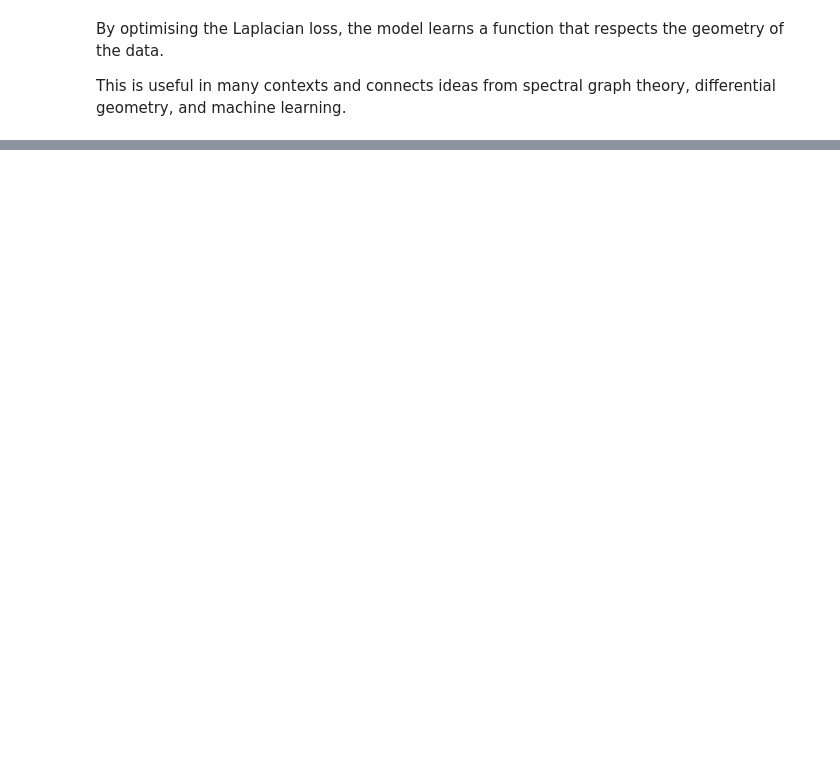
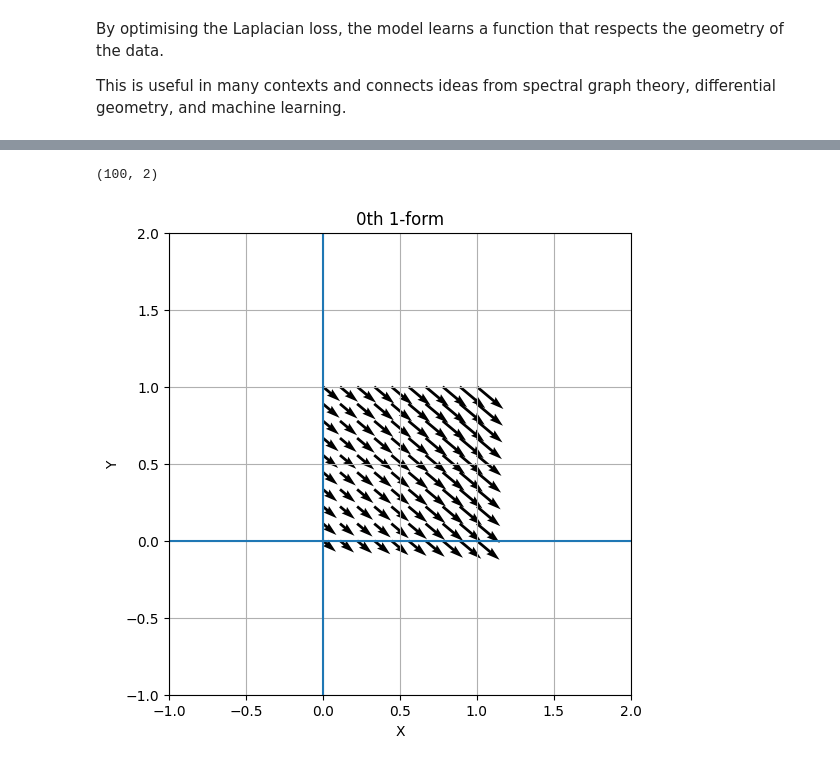
Before and after one commit to btrentini/k-forms, a Jupyter notebook: DiffForms.ipynb, the cells around one changed output, grey strips where cells are left out. Cells and saved outputs as stored; diff of their text form; code cells hidden in the pictures; blank space fills up the shorter version.

Commit message:
DiffForms REFRESH

```diff
--- a/DiffForms.ipynb
+++ b/DiffForms.ipynb
@@ -206,0 +665,55 @@ plt.show()
+# %%
+def unit_square_coords(n: int = 101) -> np.ndarray:
+    """
+    Return an (n*n, 2) array of (x, y) points evenly spaced on a unit square.
+
+    Parameters
+    ----------
+    n : int, optional
+        Number of points along each axis (default 101 gives 1 % spacing).
+
+    Returns
+    -------
+    coords : ndarray, shape (n*n, 2)
+        Flattened array where coords[i] = [x_i, y_i].
+    """
+    x = np.linspace(0.0, 1.0, n)        # 1-D array of x-coordinates
+    y = np.linspace(0.0, 1.0, n)        # 1-D array of y-coordinates
+    xv, yv = np.meshgrid(x, y, indexing="xy")  # 2-D grids
+    coords = np.column_stack((xv.ravel(), yv.ravel()))
+    return coords.astype(np.float32)
+# %%
+vector_scale = 1
+k_form_selection = 0
+
+# Example: each row is an (x, y) coordinate
+coords = unit_square_coords(10)
+
+k_form = model.evaluate_kforms(torch.from_numpy(coords))[:,:,k_form_selection]
+k_form = np.squeeze(k_form.detach().numpy())
+print(k_form.shape)
+# Vector components
+U = coords[:, 0]  # x-components
+V = coords[:, 1]  # y-components
+
+# Create the plot
+plt.figure(figsize=(6, 6))
+#plt.quiver(origin_x, origin_y, U, V, angles='xy', scale_units='xy', scale=1/vector_scale)
+#plt.quiver(coords[:, 0], coords[:, 1], k_form[:,0], k_form[:, 1], angles='xy', scale_units='xy', scale=1/vector_scale)
+plt.quiver(coords[:, 0], coords[:, 1], k_form[:,0], k_form[:, 1], angles='xy', scale_units='xy')
+
+# Set grid, labels, and equal aspect ratio
+plt.grid(True)
+plt.xlabel('X')
+plt.ylabel('Y')
+plt.title(f'{k_form_selection}th {k}-form')
+plt.xlim(U.min() - 1, U.max() + 1)
+plt.ylim(V.min() - 1, V.max() + 1)
+plt.axhline(0)  # horizontal axis line
+plt.axvline(0)  # vertical axis line
+plt.gca().set_aspect('equal')
+
+plt.show()
+# %% [output]
+(100, 2)
+[figure, added]
```
Also changed, not shown: parts of 46 cells of this notebook.
